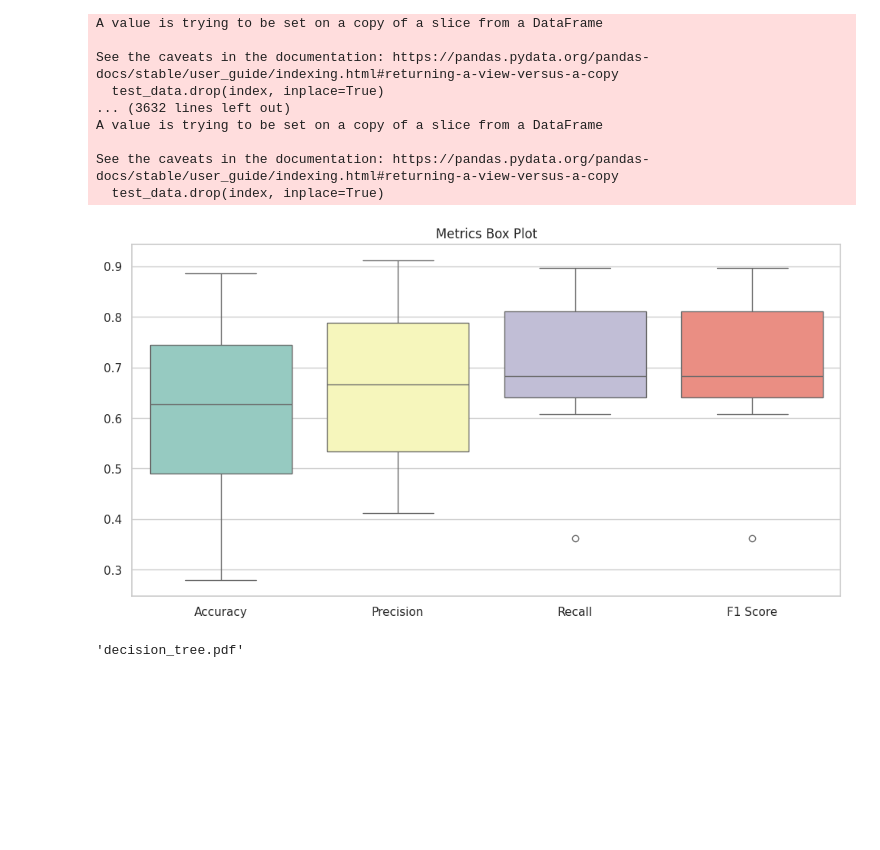
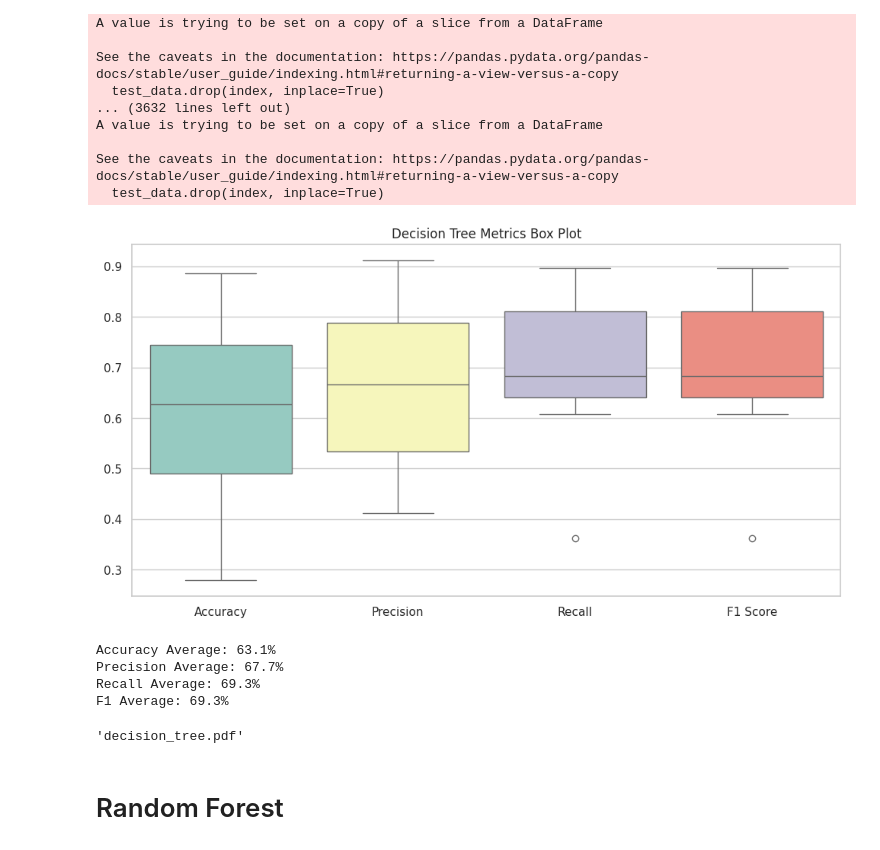
Before and after one commit to 13luiscabral13/AC, a Jupyter notebook: models.ipynb, the cells around one changed output. Cells and saved outputs as stored; diff of their text form; code cells hidden in the pictures; blank space fills up the shorter version.

Commit message:
random forest

```diff
--- a/models.ipynb
+++ b/models.ipynb
@@ -148,16 +150,31 @@ See the caveats in the documentation: https://pandas.pydata.org/pandas-docs/stab
 # %%
 data = pd.DataFrame({'Accuracy': accuracies, 'Precision': precisions, 'Recall': recalls, 'F1 Score': f1s})
 # Create a box plot
 sns.set(style="whitegrid")
 plt.figure(figsize=(12, 6))
 
 plt.subplot(1, 1, 1)  # Create a single subplot for the box plot
 sns.boxplot(data=data, palette="Set3")
-plt.title("Metrics Box Plot")
+plt.title("Decision Tree Metrics Box Plot")
 
 plt.show()
 # %% [output]
-[figure, old version]
+[figure, new version]
+# %%
+accuracy_average = round(sum(accuracies)/9, 3)
+precision_average = round(sum(precisions)/9, 3)
+recall_average = round(sum(recalls)/9, 3)
+f1s_average = round(sum(f1s)/9, 3)
+
+print(f"Accuracy Average: {accuracy_average*100}%")
+print(f"Precision Average: {precision_average*100}%")
+print(f"Recall Average: {recall_average*100}%")
+print(f"F1 Average: {f1s_average*100}%")
+# %% [output]
+Accuracy Average: 63.1%
+Precision Average: 67.7%
+Recall Average: 69.3%
+F1 Average: 69.3%
 # %%
 dot_data = export_graphviz(model, out_file=None,
                           feature_names=X_train.columns, # Specify your feature names
@@ -169,3 +186,5 @@ graph.render("decision_tree") # This will save the tree as 'decision_tree.pdf'
 graph.view("decision_tree")   # This will open the tree in your default PDF viewer
 # %% [output]
 'decision_tree.pdf'
+# %% [markdown]
+# Random Forest
```
Also changed, not shown: parts of 4 cells of this notebook, 2 other files.
